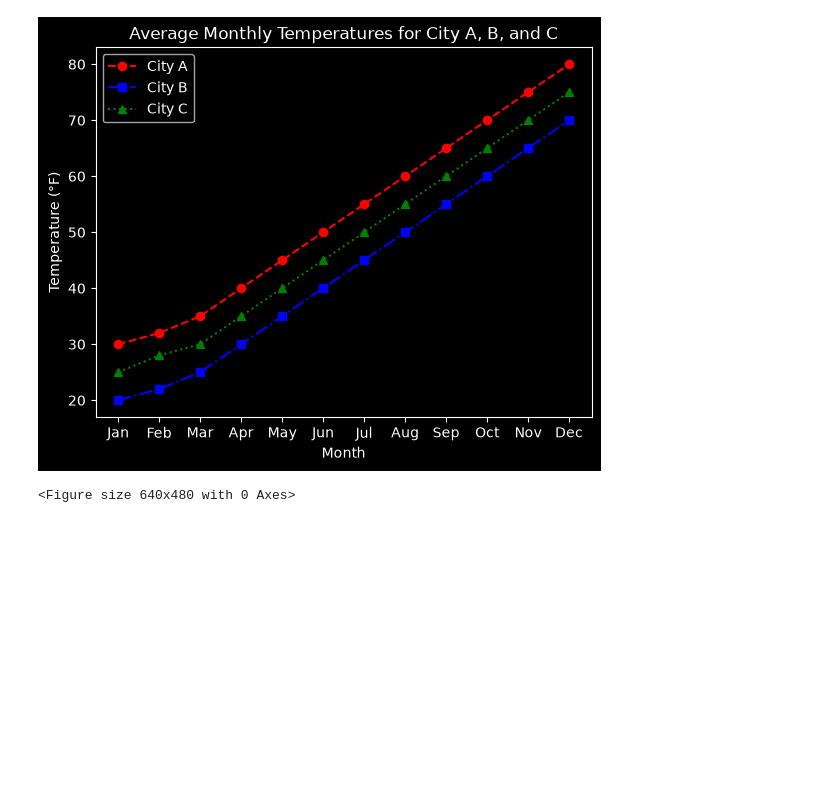
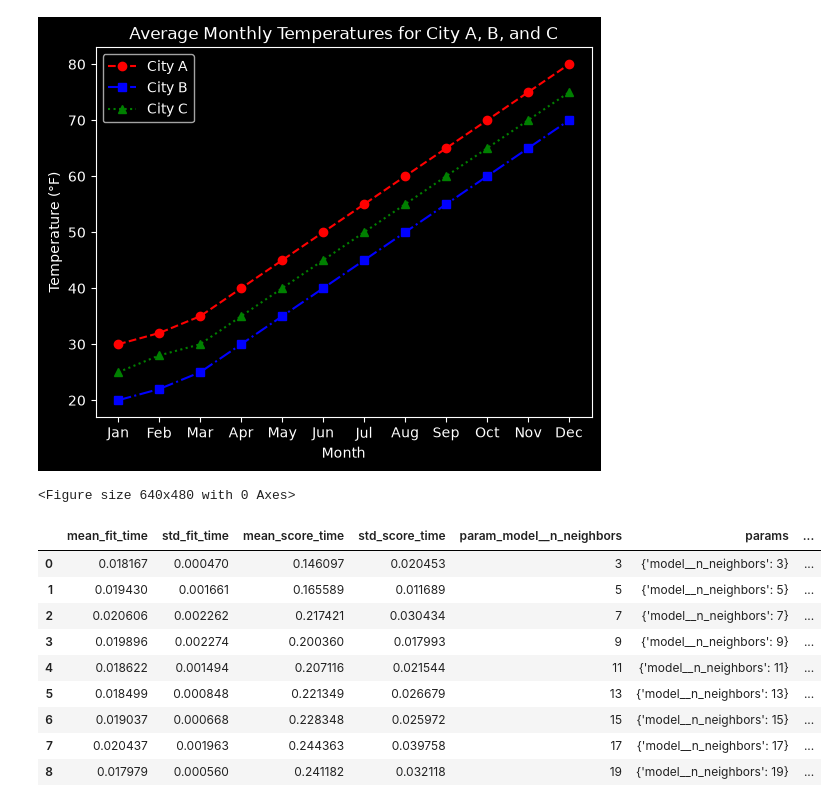
Before and after one commit to GabeHirsh3298475/materials-ml, a Jupyter notebook: learningbasics.ipynb, the cells around one changed output. Saved outputs shown, nothing was run; the diff lists cells and outputs as text; code cells hidden in the pictures; blank space fills up the shorter version.

Commit message:
Learned how to build KNN Regression Model with basic hyperparameter tuning

```diff
--- a/learningbasics.ipynb
+++ b/learningbasics.ipynb
@@ -156,3 +156,44 @@ plt.savefig('average_monthly_temperatures.png') # Save the plot as a PNG file
 ['Solarize_Light2', 'bmh', 'classic', 'dark_background', 'fast', 'fivethirtyeight', 'ggplot', 'grayscale', 'petroff10', 'petroff6', 'petroff8', 'seaborn-v0_8', 'seaborn-v0_8-bright', 'seaborn-v0_8-col ...
 [figure]
 <Figure size 640x480 with 0 Axes>
+# %%
+# Scikit-learn
+
+from sklearn.datasets import fetch_california_housing
+from sklearn.preprocessing import StandardScaler
+from sklearn.pipeline import Pipeline
+from sklearn.model_selection import GridSearchCV
+
+from sklearn.neighbors import KNeighborsRegressor
+
+kn_pipe = Pipeline([
+    ('scaler', StandardScaler()), # Standardize the features
+    ('model', KNeighborsRegressor(n_neighbors=5)) # KNN Regressor with 5 neighbors
+])
+x, y = fetch_california_housing(return_X_y=True) # get data features and target values
+
+grid_search = GridSearchCV(estimator=kn_pipe,
+             param_grid={'model__n_neighbors': [3, 5, 7, 9, 11, 13, 15, 17, 19]},)
+
+grid_search.fit(x, y) # Fit the model to the data
+pd.DataFrame(grid_search.cv_results_) # Get the cross-validation results
+
+#plt.scatter(, y, alpha=0.5)
+#plt.xlabel('Predicted Values')
+#plt.ylabel('Actual Values')
+#plt.title('KNN Regression Results')
+#plt.show()
+
+#accuracy = .score(x, y) # R^2 score of the model
+#print(f"R^2 Score: {accuracy:.5f}")
+# %% [output]
+|  | mean_fit_time | std_fit_time | mean_score_time | std_score_time | param_model__n_neighbors | params | ... |
+| 0 | 0.018167 | 0.000470 | 0.146097 | 0.020453 | 3 | {'model__n_neighbors': 3} | ... |
+| 1 | 0.019430 | 0.001661 | 0.165589 | 0.011689 | 5 | {'model__n_neighbors': 5} | ... |
+| 2 | 0.020606 | 0.002262 | 0.217421 | 0.030434 | 7 | {'model__n_neighbors': 7} | ... |
+| 3 | 0.019896 | 0.002274 | 0.200360 | 0.017993 | 9 | {'model__n_neighbors': 9} | ... |
+| 4 | 0.018622 | 0.001494 | 0.207116 | 0.021544 | 11 | {'model__n_neighbors': 11} | ... |
+| 5 | 0.018499 | 0.000848 | 0.221349 | 0.026679 | 13 | {'model__n_neighbors': 13} | ... |
+| 6 | 0.019037 | 0.000668 | 0.228348 | 0.025972 | 15 | {'model__n_neighbors': 15} | ... |
+| 7 | 0.020437 | 0.001963 | 0.244363 | 0.039758 | 17 | {'model__n_neighbors': 17} | ... |
+| 8 | 0.017979 | 0.000560 | 0.241182 | 0.032118 | 19 | {'model__n_neighbors': 19} | ... |
```
